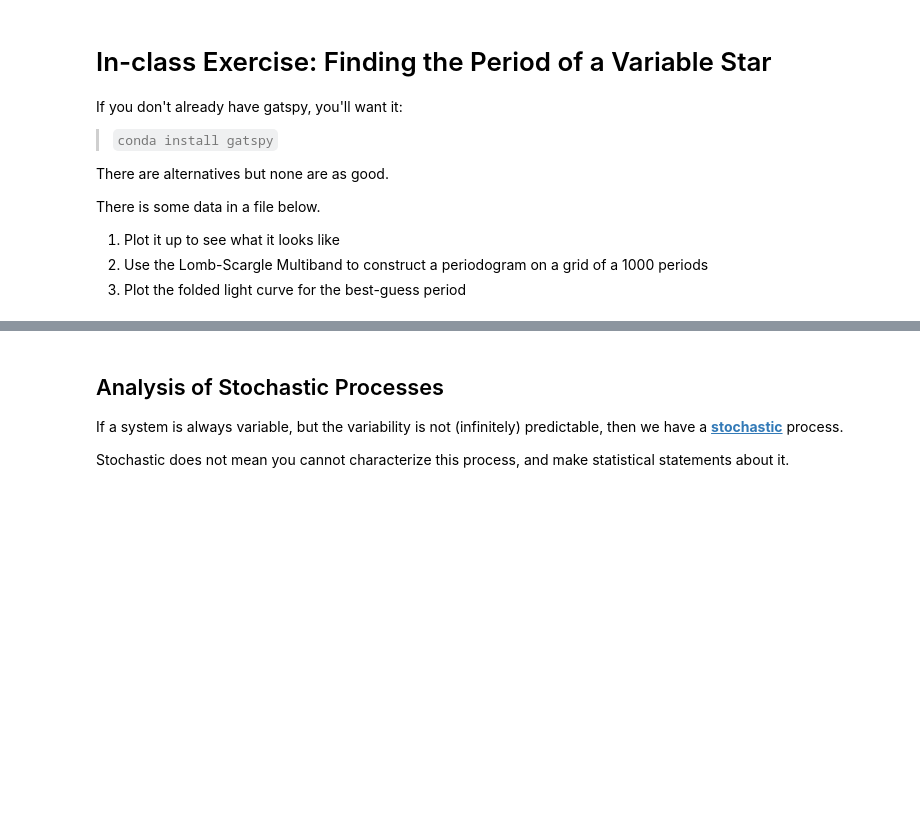
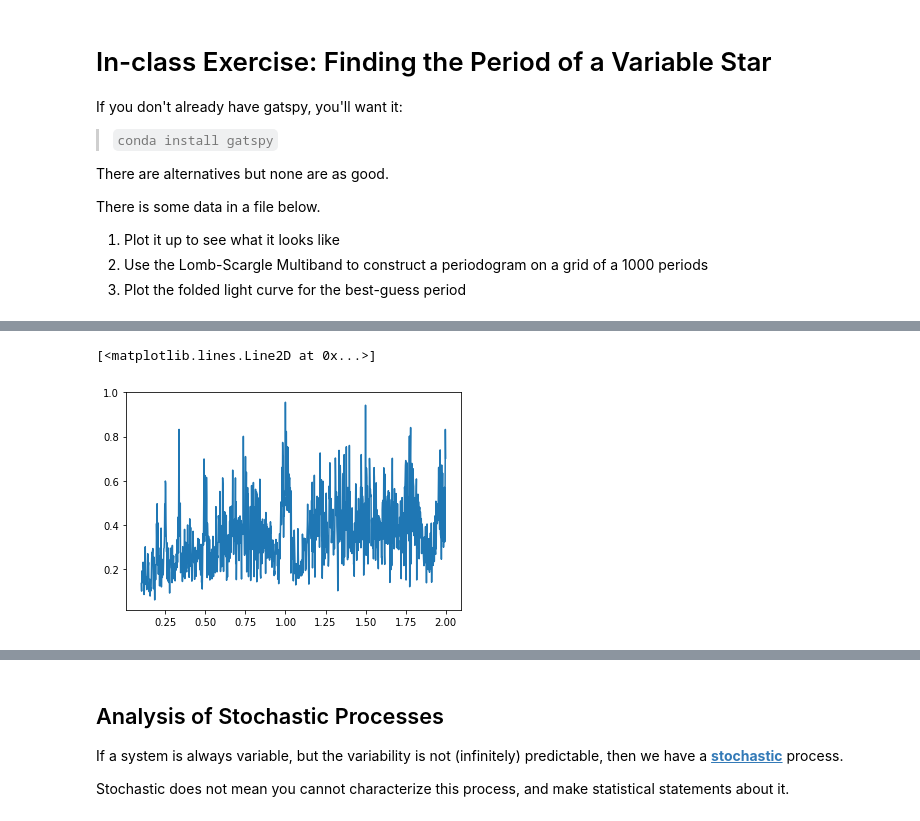
Before and after one commit to gnarayan/ast596_2020_Spring, a Jupyter notebook: lecture/08/week08_p2.ipynb, the cells around one changed output, grey strips where cells are left out. Saved outputs shown, nothing was run; the diff lists cells and outputs as text; code cells hidden in the pictures; blank space fills up the shorter version.

```diff
--- a/lecture/08/week08_p2.ipynb
+++ b/lecture/08/week08_p2.ipynb
@@ -384,19 +417,22 @@ ______________
 # %%
 # YOUR CODE HERE
 
 
 # You can set the number of terms in the Lomb-Scargle periodogram, either baseline or by band
-model = LombScargleMultiband(Nterms_base=1, Nterms_band=0)
+model = LombScargleMultiband(Nterms_base=9, Nterms_band=0)
 model.fit(t, y, dy, filts)
 
 # CREATE A GRID OF PERIODS THAT IS REASONABLE - YOUR CODE HERE
 # CALL YOUR VARIABLE `periods`
-periods = np.linspace(____, ____, 1000)
+periods = np.linspace(0.1, 2, 1000)
 
 # YOU CAN COMPUTE THE PERIODOGRAM WITH:
 power = model.periodogram(periods)
 
 # PLOT THE PERIODOGRAM
-_____________
+plot(periods, power)
+# %% [output]
+[<matplotlib.lines.Line2D at 0x...>]
+[figure, added]
 # %%
 # YOU CAN SET THE RANGE FOR THE PERIOD SEARCH TO NARROW THINGS DOWN
```
Also changed, not shown: parts of 11 cells of this notebook.
